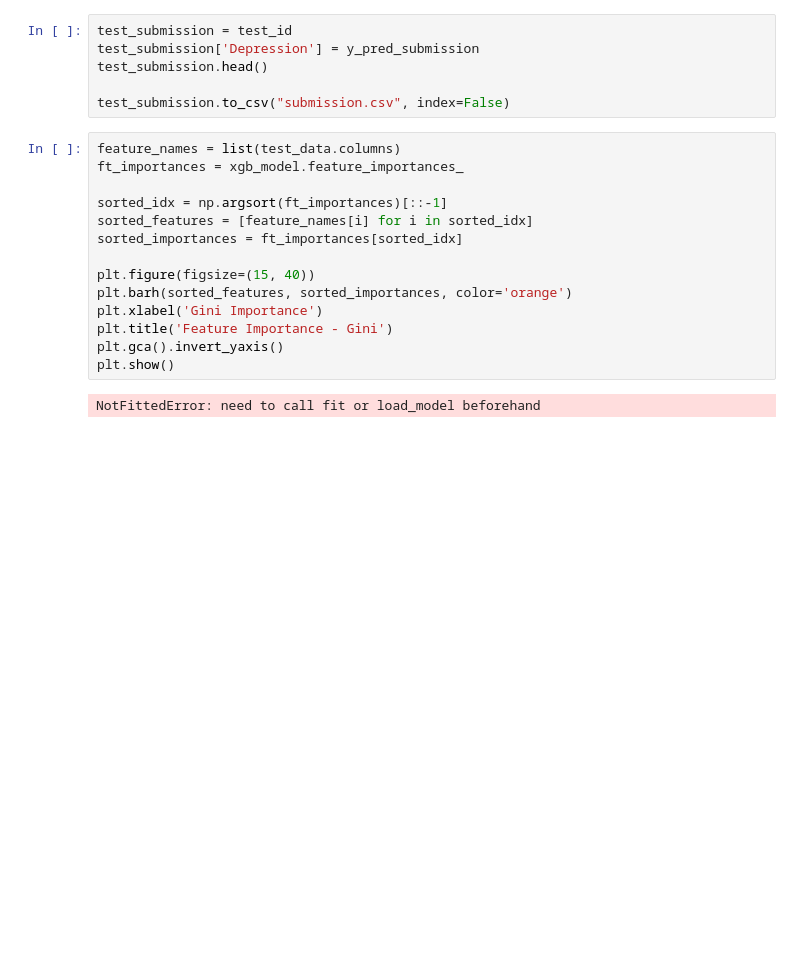
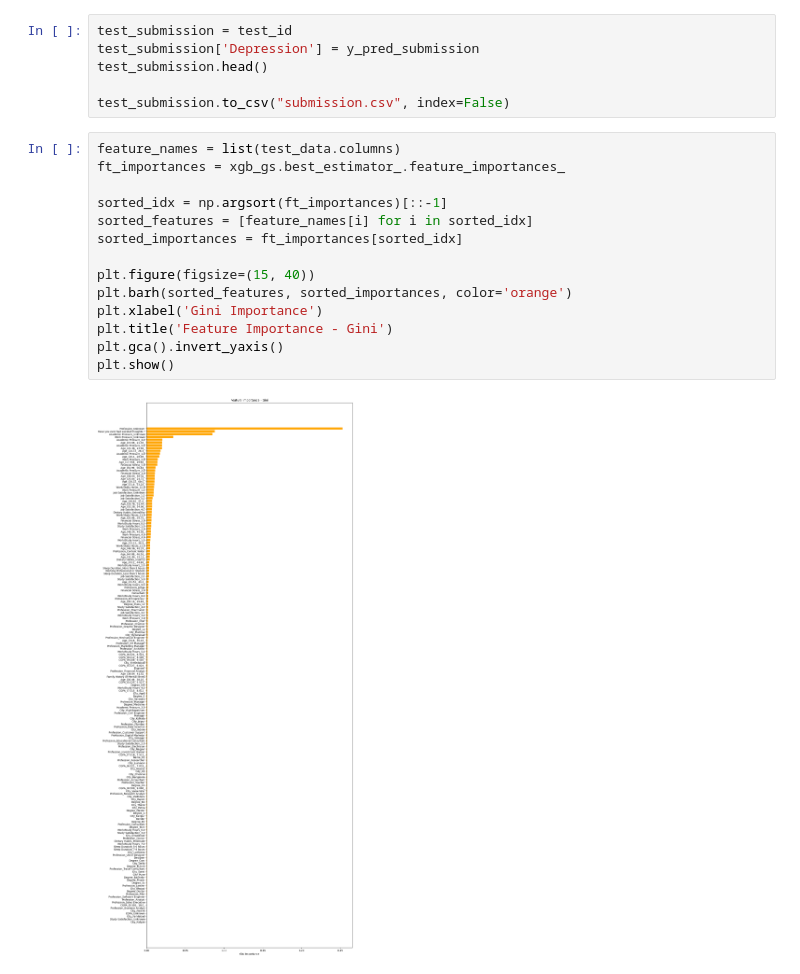
Before and after one commit to LoneCoder21/Kaggle-Notebooks, a Jupyter notebook: Classification/Mental Health/mental_health.ipynb, the cells around one changed output. Saved outputs shown, nothing was run; the diff lists cells and outputs as text; blank space fills up the shorter version.

Commit message:
plot feature importances again with the ensembles

```diff
--- a/Classification/Mental Health/mental_health.ipynb
+++ b/Classification/Mental Health/mental_health.ipynb
@@ -474,17 +473,17 @@ test_submission.head()
 test_submission.to_csv("submission.csv", index=False)
 # %%
 feature_names = list(test_data.columns)
-ft_importances = xgb_model.feature_importances_
+ft_importances = xgb_gs.best_estimator_.feature_importances_
 
 sorted_idx = np.argsort(ft_importances)[::-1]
 sorted_features = [feature_names[i] for i in sorted_idx]
 sorted_importances = ft_importances[sorted_idx]
 
 plt.figure(figsize=(15, 40))
 plt.barh(sorted_features, sorted_importances, color='orange')
 plt.xlabel('Gini Importance')
 plt.title('Feature Importance - Gini')
 plt.gca().invert_yaxis()
 plt.show()
 # %% [output]
-NotFittedError: need to call fit or load_model beforehand
+[figure, added]
```
Also changed, not shown: parts of 2 cells of this notebook.
